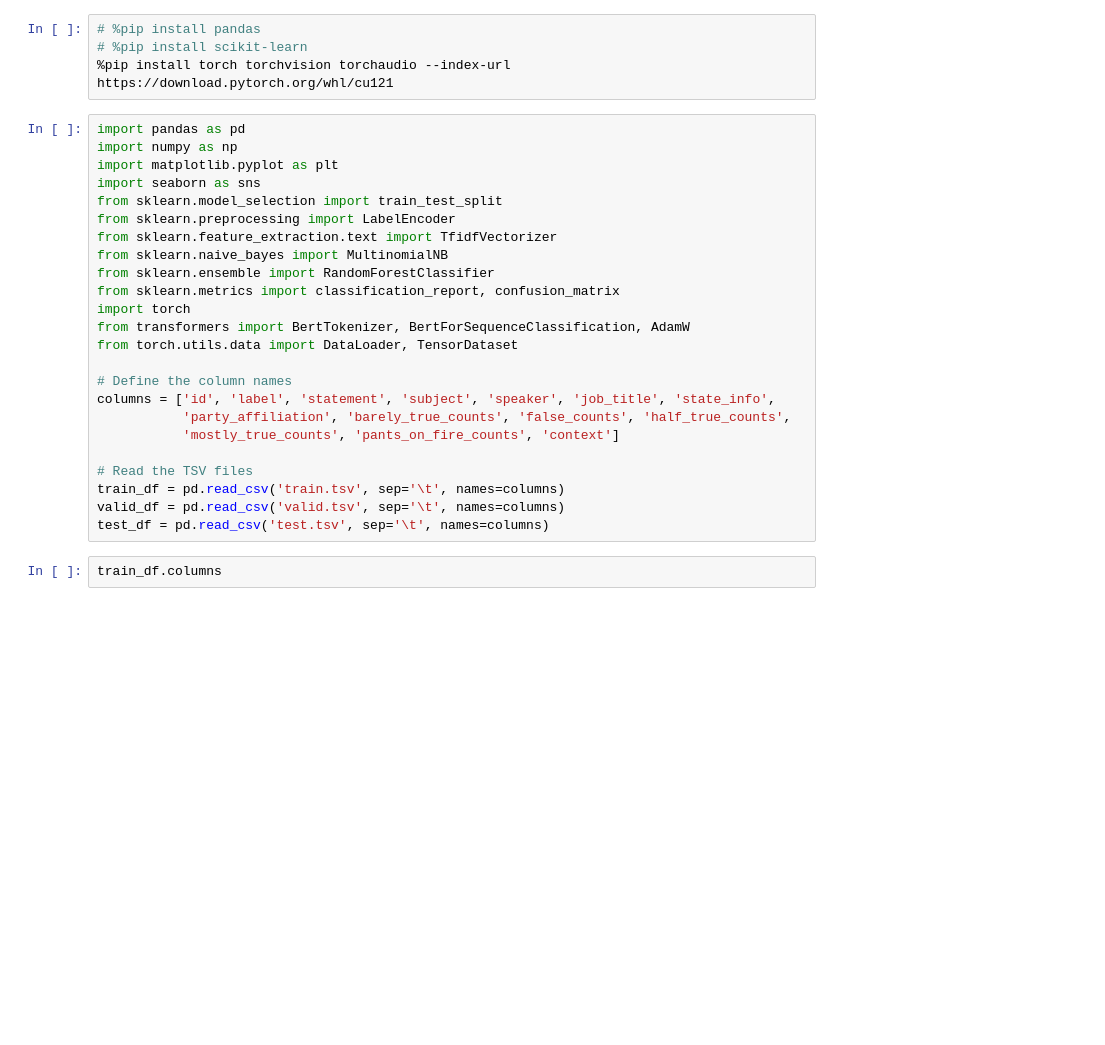
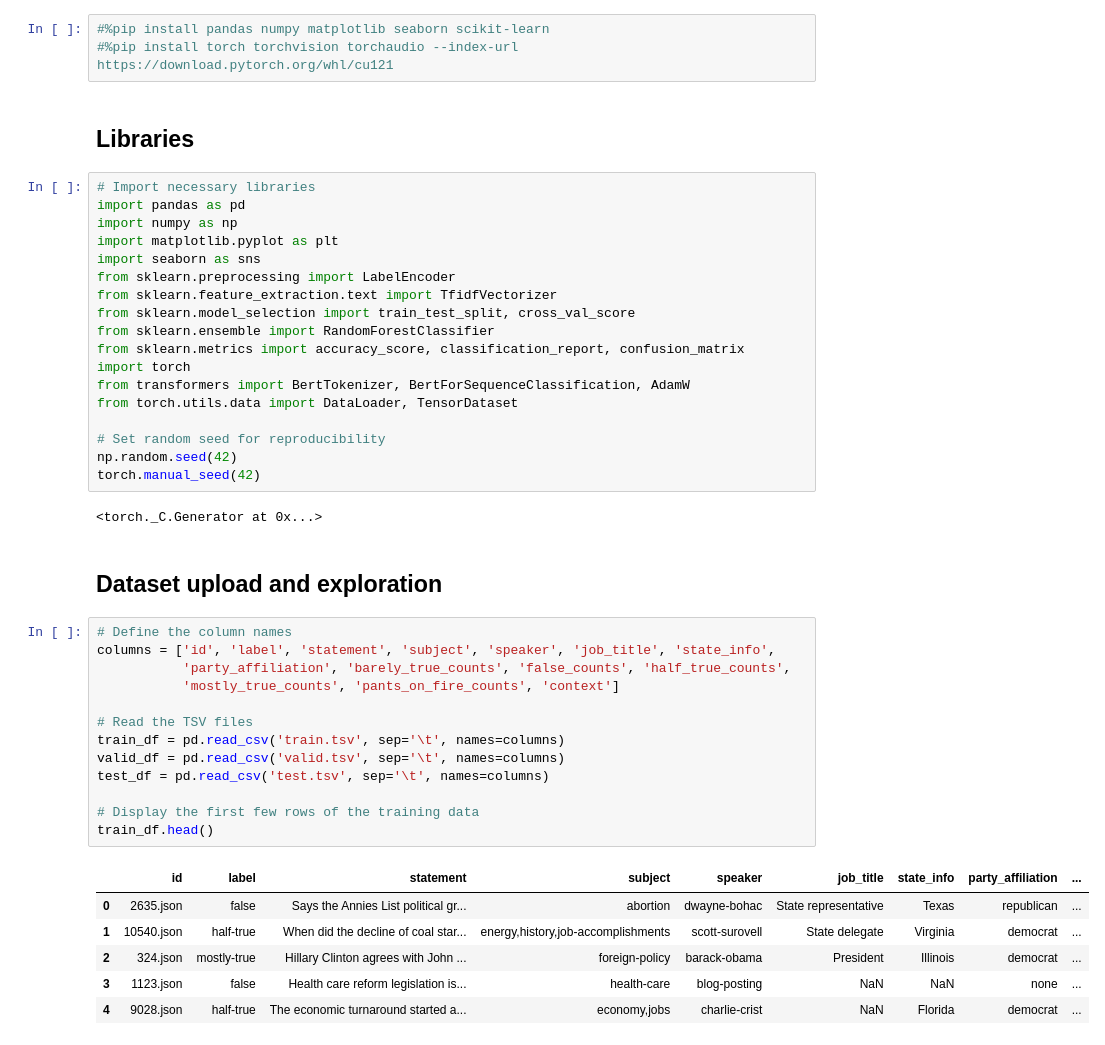
Before and after one commit to alexcri90/LIAR_TextMining_Bicocca, a Jupyter notebook: TM_Notebook.ipynb, the cells around one changed output. Cells and saved outputs as stored; diff of their text form; blank space fills up the shorter version.

```diff
--- a/TM_Notebook.ipynb
+++ b/TM_Notebook.ipynb
@@ -1,30 +14,47 @@
 # %%
-# %pip install pandas
-# %pip install scikit-learn
-%pip install torch torchvision torchaudio --index-url https://download.pytorch.org/whl/cu121
+#%pip install pandas numpy matplotlib seaborn scikit-learn
+#%pip install torch torchvision torchaudio --index-url https://download.pytorch.org/whl/cu121
+# %% [markdown]
+## Libraries
 # %%
+# Import necessary libraries
 import pandas as pd
 import numpy as np
 import matplotlib.pyplot as plt
 import seaborn as sns
-from sklearn.model_selection import train_test_split
 from sklearn.preprocessing import LabelEncoder
 from sklearn.feature_extraction.text import TfidfVectorizer
-from sklearn.naive_bayes import MultinomialNB
+from sklearn.model_selection import train_test_split, cross_val_score
 from sklearn.ensemble import RandomForestClassifier
-from sklearn.metrics import classification_report, confusion_matrix
+from sklearn.metrics import accuracy_score, classification_report, confusion_matrix
 import torch
 from transformers import BertTokenizer, BertForSequenceClassification, AdamW
 from torch.utils.data import DataLoader, TensorDataset
 
-# Define the column names
-columns = ['id', 'label', 'statement', 'subject', 'speaker', 'job_title', 'state_info',
-           'party_affiliation', 'barely_true_counts', 'false_counts', 'half_true_counts',
-           'mostly_true_counts', 'pants_on_fire_counts', 'context']
-
-# Read the TSV files
-train_df = pd.read_csv('train.tsv', sep='\t', names=columns)
-valid_df = pd.read_csv('valid.tsv', sep='\t', names=columns)
-test_df = pd.read_csv('test.tsv', sep='\t', names=columns)
+# Set random seed for reproducibility
+np.random.seed(42)
+torch.manual_seed(42)
+# %% [output]
+<torch._C.Generator at 0x...>
-# %%
-train_df.columns
+# %% [markdown]
+## Dataset upload and exploration
+# %%
+# Define the column names
+columns = ['id', 'label', 'statement', 'subject', 'speaker', 'job_title', 'state_info',
+           'party_affiliation', 'barely_true_counts', 'false_counts', 'half_true_counts',
+           'mostly_true_counts', 'pants_on_fire_counts', 'context']
+
+# Read the TSV files
+train_df = pd.read_csv('train.tsv', sep='\t', names=columns)
+valid_df = pd.read_csv('valid.tsv', sep='\t', names=columns)
+test_df = pd.read_csv('test.tsv', sep='\t', names=columns)
+
+# Display the first few rows of the training data
+train_df.head()
+# %% [output]
+|  | id | label | statement | subject | speaker | job_title | state_info | party_affiliation | ... |
+| 0 | 2635.json | false | Says the Annies List political gr... | abortion | dwayne-bohac | State representative | Texas | republican | ... |
+| 1 | 10540.json | half-true | When did the decline of coal star... | energy,history,job-accomplishments | scott-surovell | State delegate | Virginia | democrat | ... |
+| 2 | 324.json | mostly-true | Hillary Clinton agrees with John ... | foreign-policy | barack-obama | President | Illinois | democrat | ... |
+| 3 | 1123.json | false | Health care reform legislation is... | health-care | blog-posting | NaN | NaN | none | ... |
+| 4 | 9028.json | half-true | The economic turnaround started a... | economy,jobs | charlie-crist | NaN | Florida | democrat | ... |
```
Also changed, not shown: parts of 20 cells of this notebook, 7 other files.
